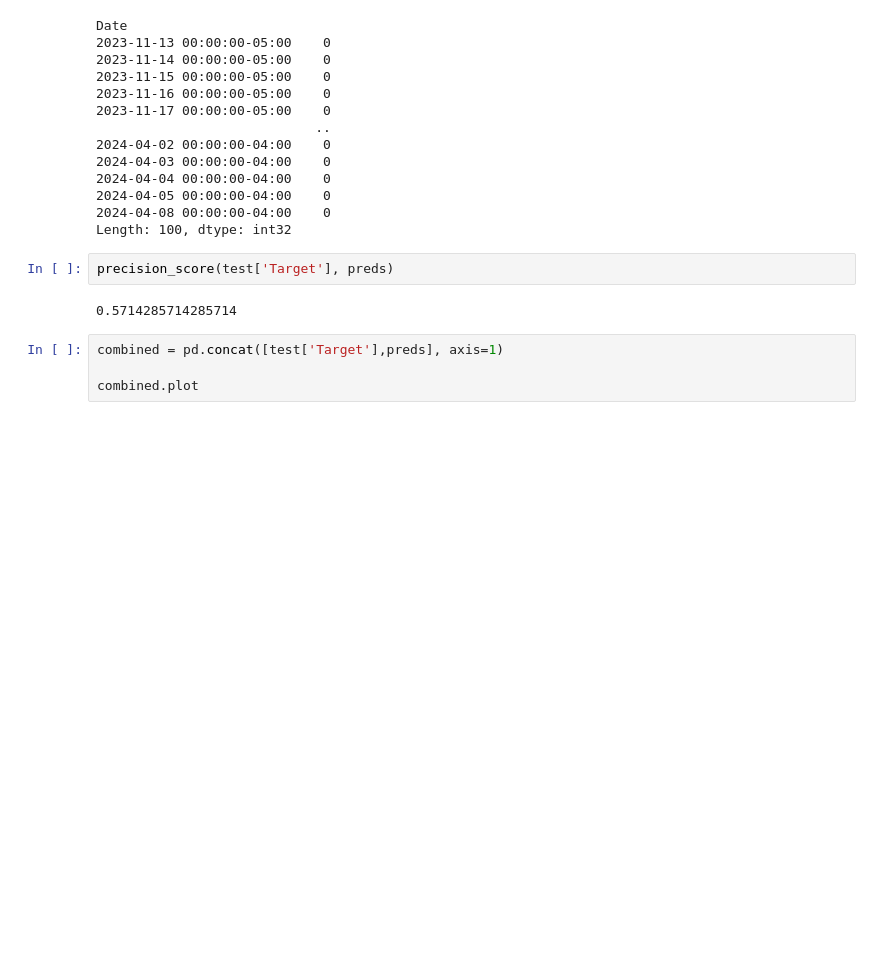
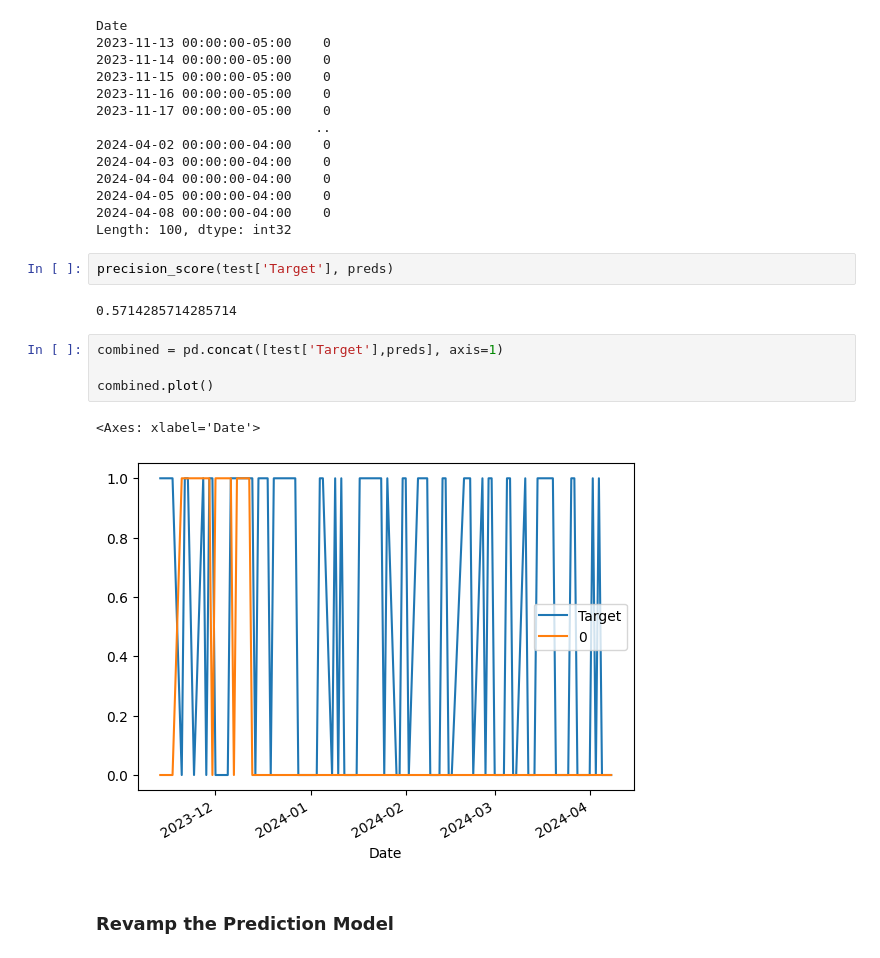
Before and after one commit to eluseful/Predicting-Stock-Price-on-Yfinace, a Jupyter notebook: Predicting Stock Price Market.ipynb, the cells around one changed output. Saved outputs shown, nothing was run; the diff lists cells and outputs as text; blank space fills up the shorter version.

```diff
--- a/Predicting Stock Price Market.ipynb
+++ b/Predicting Stock Price Market.ipynb
@@ -117,4 +117,9 @@ precision_score(test['Target'], preds)
 # %%
 combined = pd.concat([test['Target'],preds], axis=1)
 
-combined.plot
+combined.plot()
+# %% [output]
+<Axes: xlabel='Date'>
+[figure, added]
+# %% [markdown]
+### Revamp the Prediction Model
```
Also changed, not shown: parts of 5 cells of this notebook.
